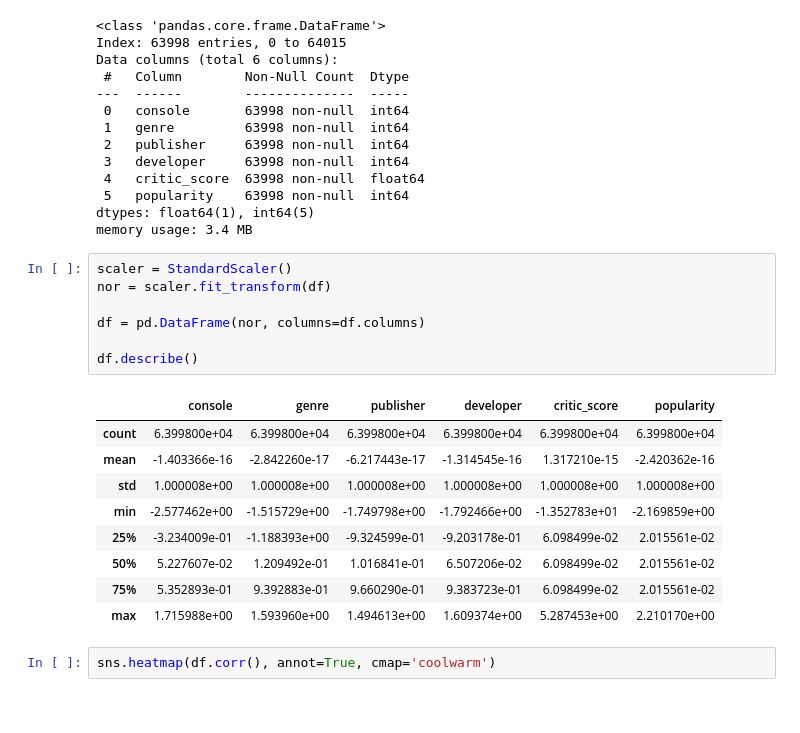
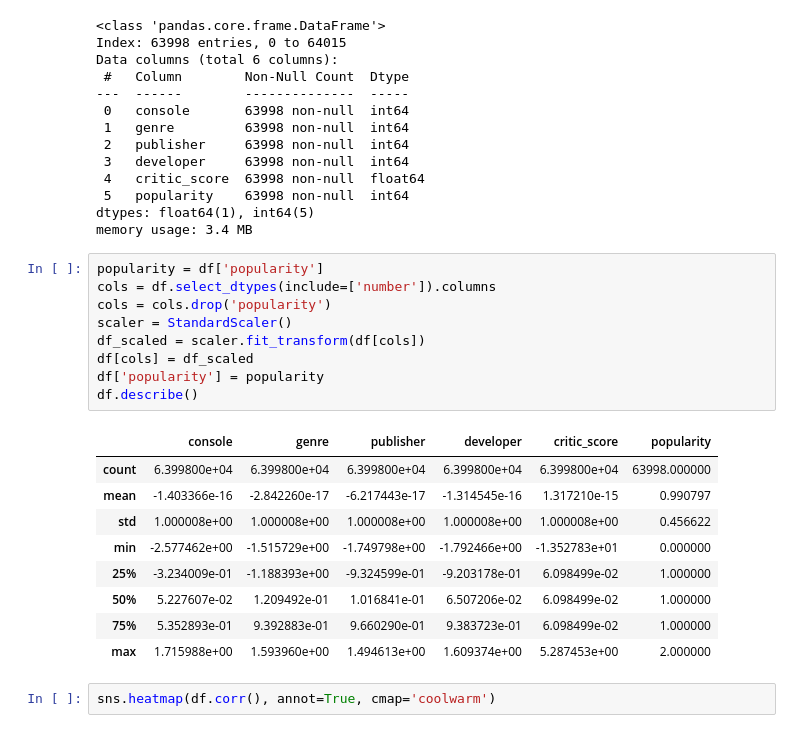
Before and after one commit to Julietanilem/ProyectoML, a Jupyter notebook: Ejercicio3/Random_forest.ipynb, the cells around one changed output. Saved outputs shown, nothing was run; the diff lists cells and outputs as text.

```diff
--- a/Ejercicio3/Random_forest.ipynb
+++ b/Ejercicio3/Random_forest.ipynb
@@ -267,22 +267,24 @@ Data columns (total 6 columns):
 dtypes: float64(1), int64(5)
 memory usage: 3.4 MB
 # %%
+popularity = df['popularity']
+cols = df.select_dtypes(include=['number']).columns
+cols = cols.drop('popularity')
 scaler = StandardScaler()
-nor = scaler.fit_transform(df)
-
-df = pd.DataFrame(nor, columns=df.columns)
-
+df_scaled = scaler.fit_transform(df[cols])
+df[cols] = df_scaled
+df['popularity'] = popularity
 df.describe()
 # %% [output]
 |  | console | genre | publisher | developer | critic_score | popularity |
-| count | 6.399800e+04 | 6.399800e+04 | 6.399800e+04 | 6.399800e+04 | 6.399800e+04 | 6.399800e+04 |
-| mean | -1.403366e-16 | -2.842260e-17 | -6.217443e-17 | -1.314545e-16 | 1.317210e-15 | -2.420362e-16 |
-| std | 1.000008e+00 | 1.000008e+00 | 1.000008e+00 | 1.000008e+00 | 1.000008e+00 | 1.000008e+00 |
-| min | -2.577462e+00 | -1.515729e+00 | -1.749798e+00 | -1.792466e+00 | -1.352783e+01 | -2.169859e+00 |
-| 25% | -3.234009e-01 | -1.188393e+00 | -9.324599e-01 | -9.203178e-01 | 6.098499e-02 | 2.015561e-02 |
-| 50% | 5.227607e-02 | 1.209492e-01 | 1.016841e-01 | 6.507206e-02 | 6.098499e-02 | 2.015561e-02 |
-| 75% | 5.352893e-01 | 9.392883e-01 | 9.660290e-01 | 9.383723e-01 | 6.098499e-02 | 2.015561e-02 |
-| max | 1.715988e+00 | 1.593960e+00 | 1.494613e+00 | 1.609374e+00 | 5.287453e+00 | 2.210170e+00 |
+| count | 6.399800e+04 | 6.399800e+04 | 6.399800e+04 | 6.399800e+04 | 6.399800e+04 | 63998.000000 |
+| mean | -1.403366e-16 | -2.842260e-17 | -6.217443e-17 | -1.314545e-16 | 1.317210e-15 | 0.990797 |
+| std | 1.000008e+00 | 1.000008e+00 | 1.000008e+00 | 1.000008e+00 | 1.000008e+00 | 0.456622 |
+| min | -2.577462e+00 | -1.515729e+00 | -1.749798e+00 | -1.792466e+00 | -1.352783e+01 | 0.000000 |
+| 25% | -3.234009e-01 | -1.188393e+00 | -9.324599e-01 | -9.203178e-01 | 6.098499e-02 | 1.000000 |
+| 50% | 5.227607e-02 | 1.209492e-01 | 1.016841e-01 | 6.507206e-02 | 6.098499e-02 | 1.000000 |
+| 75% | 5.352893e-01 | 9.392883e-01 | 9.660290e-01 | 9.383723e-01 | 6.098499e-02 | 1.000000 |
+| max | 1.715988e+00 | 1.593960e+00 | 1.494613e+00 | 1.609374e+00 | 5.287453e+00 | 2.000000 |
 # %%
 sns.heatmap(df.corr(), annot=True, cmap='coolwarm')
 # %% [output]
```
Also changed, not shown: 1 other file.
